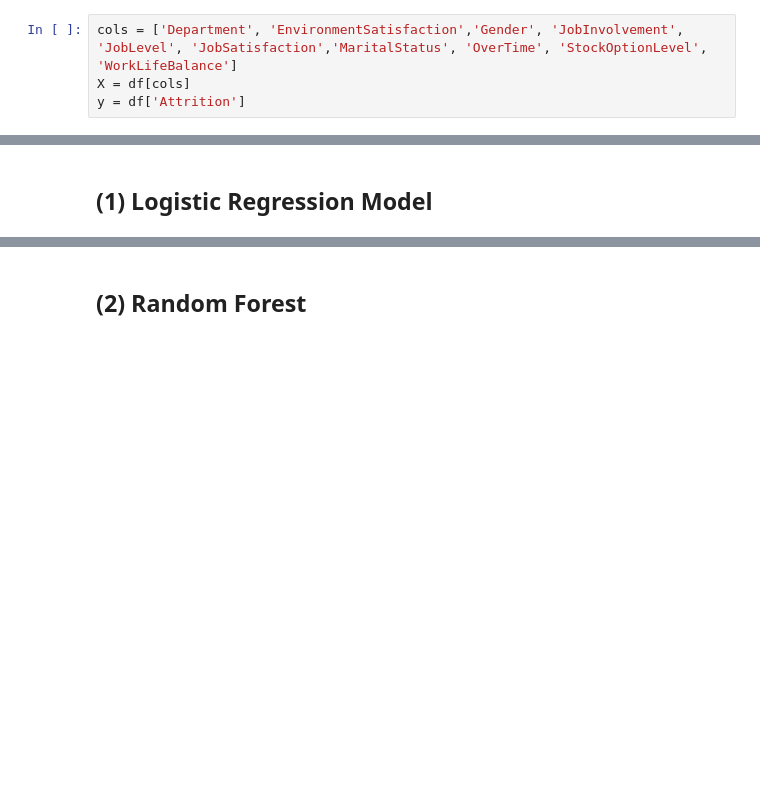
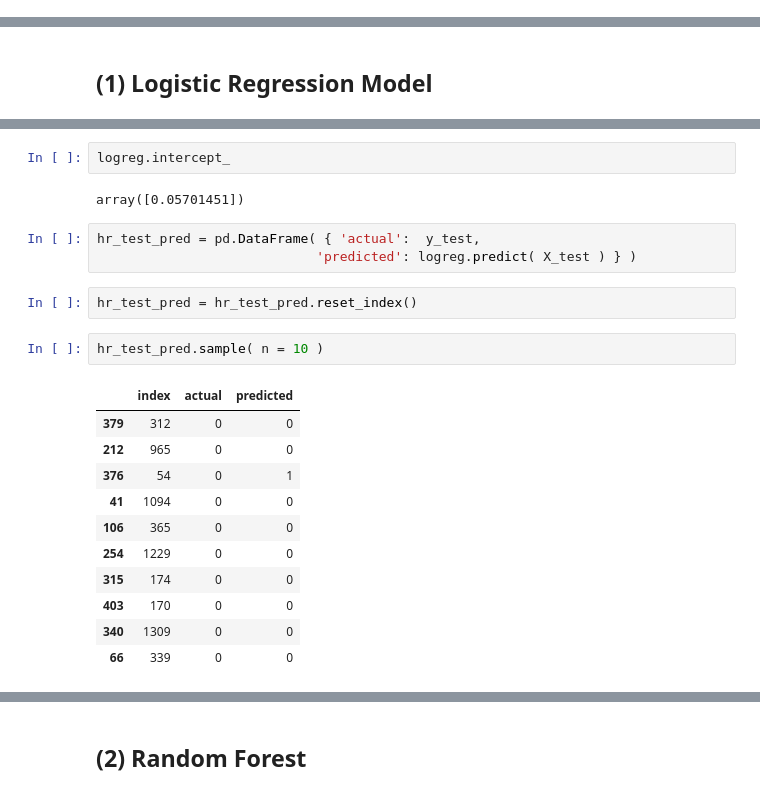
Before and after one commit to Purusharth07/Human_Resource_Analysis-and-Employee_Attrition_Prediction, a Jupyter notebook: Employee-Attrition(2nd).ipynb, the cells around one changed output, grey strips where cells are left out. Drawn from its saved outputs; the diff is of its cells as text; blank space fills up the shorter version.

```diff
--- a/Employee-Attrition(2nd).ipynb
+++ b/Employee-Attrition(2nd).ipynb
@@ -373,6 +369,2 @@ print(rfe.ranking_)
 # %% [markdown]
 #### You can see that RFE chose 10 variables for us which are marked 'True' in the support_array and marked with a choice '1' in the Ranking Array
-# %%
-cols = ['Department', 'EnvironmentSatisfaction','Gender', 'JobInvolvement', 'JobLevel', 'JobSatisfaction','MaritalStatus', 'OverTime', 'StockOptionLevel', 'WorkLifeBalance']
-X = df[cols]
-y = df['Attrition']
@@ -398,0 +417,23 @@ Logistic Regression accuracy: 0.855
+# %%
+logreg.intercept_
+# %% [output]
+array([0.05701451])
+# %%
+hr_test_pred = pd.DataFrame( { 'actual':  y_test,
+                            'predicted': logreg.predict( X_test ) } )
+# %%
+hr_test_pred = hr_test_pred.reset_index()
+# %%
+hr_test_pred.sample( n = 10 )
+# %% [output]
+|  | index | actual | predicted |
+| 379 | 312 | 0 | 0 |
+| 212 | 965 | 0 | 0 |
+| 376 | 54 | 0 | 1 |
+| 41 | 1094 | 0 | 0 |
+| 106 | 365 | 0 | 0 |
+| 254 | 1229 | 0 | 0 |
+| 315 | 174 | 0 | 0 |
+| 403 | 170 | 0 | 0 |
+| 340 | 1309 | 0 | 0 |
+| 66 | 339 | 0 | 0 |
```
Also changed, not shown: parts of 41 cells of this notebook.
